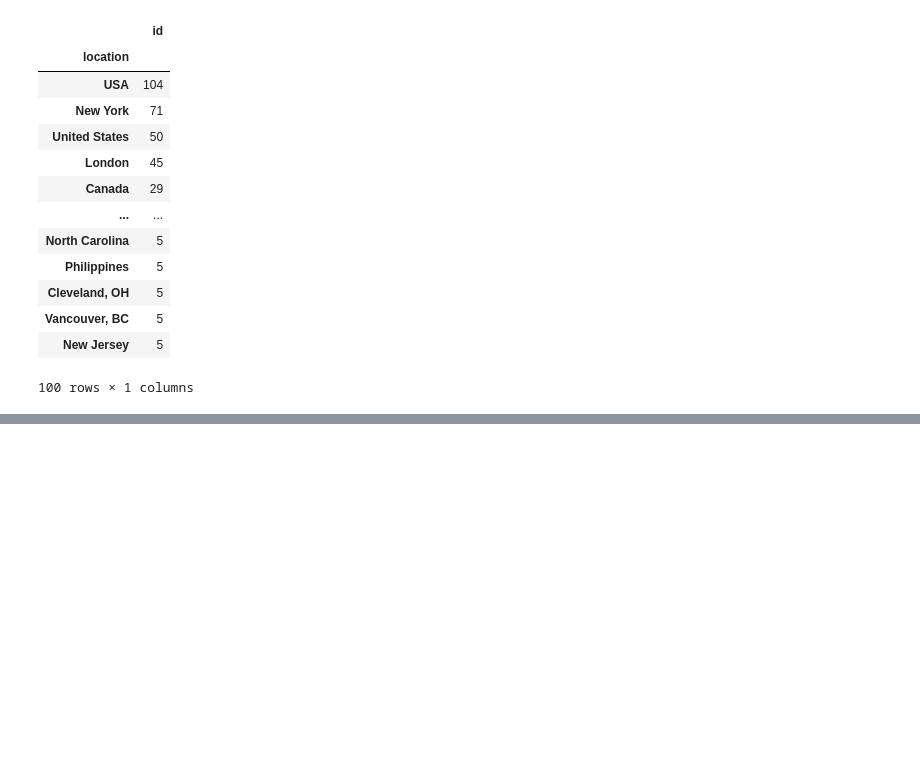
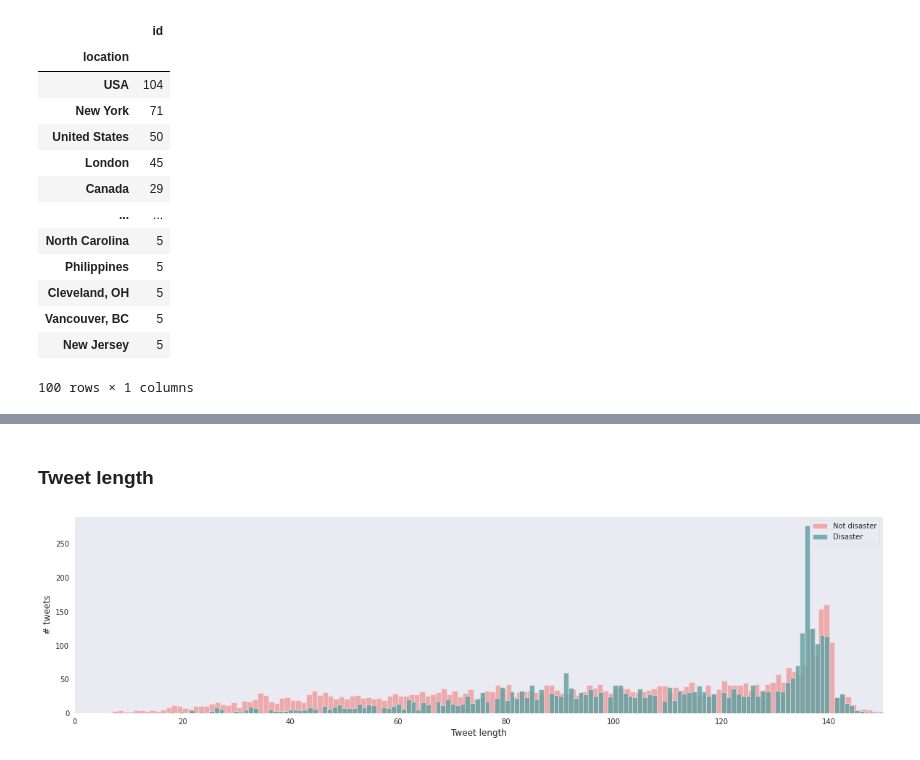
Before and after one commit to s-bose/NLP-Disaster-Tweets, a Jupyter notebook: Data_Analysis_Classification.ipynb, the cells around one changed output, grey strips where cells are left out. Cells and saved outputs as stored; diff of their text form; code cells hidden in the pictures; blank space fills up the shorter version.

```diff
--- a/Data_Analysis_Classification.ipynb
+++ b/Data_Analysis_Classification.ipynb
@@ -179,0 +173,17 @@ fig.update_layout(
+# %% [markdown]
+### Tweet length
+# %%
+df['tweet_length'] = df['text'].apply(lambda x: len(x))
+plt.figure(figsize=(20, 5))
+bins = 150
+plt.hist(df[df['target'] == 0]['tweet_length'], alpha=0.6, bins=bins, label='Not disaster', color='lightcoral')
+plt.hist(df[df['target'] == 1]['tweet_length'], alpha=0.8, bins=bins, label='Disaster', color='cadetblue')
+plt.xlabel('Tweet length')
+plt.ylabel('# tweets')
+plt.legend(loc='upper right')
+plt.xlim(0,150)
+
+plt.grid()
+plt.show()
+# %% [output]
+[figure, added]
```
Also changed, not shown: parts of 8 cells of this notebook, 2 other files.
